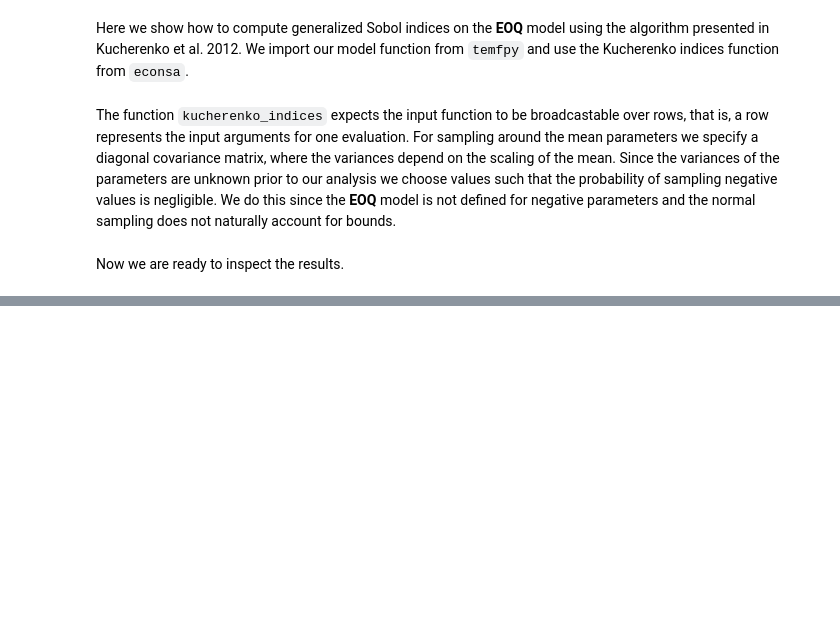
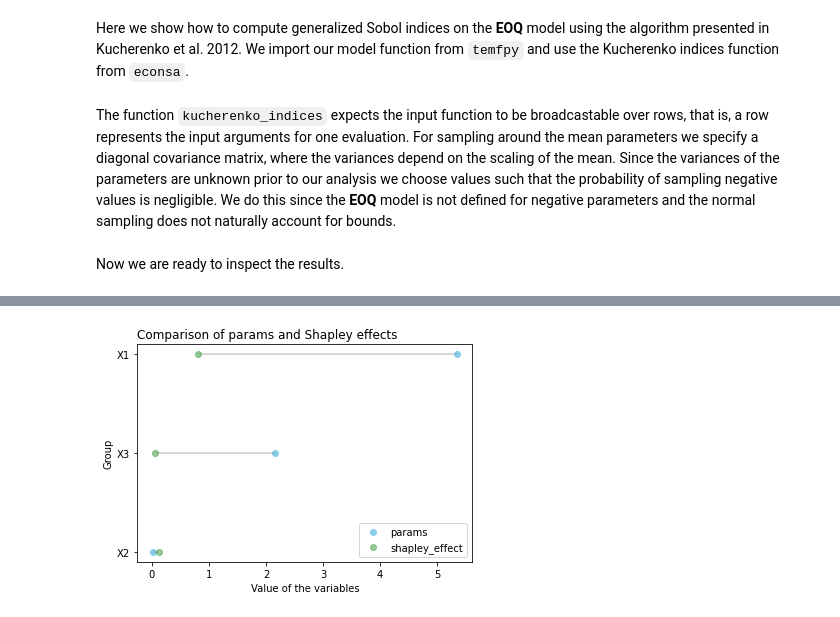
Before and after one commit to OpenSourceEconomics/econsa, a Jupyter notebook: docs/source/tutorials/sensitivity-analysis-quantitative.ipynb, the cells around one changed output, grey strips where cells are left out. Saved outputs shown, nothing was run; the diff lists cells and outputs as text; code cells hidden in the pictures; blank space fills up the shorter version.

```diff
--- a/docs/source/tutorials/sensitivity-analysis-quantitative.ipynb
+++ b/docs/source/tutorials/sensitivity-analysis-quantitative.ipynb
@@ -52,0 +180,27 @@ Now we are ready to inspect the results.
+# %%
+# plot for exact permutations method
+def ranking_params_shapley(ordered_df):
+# The vertical plot is made using the hline function
+# I load the seaborn library only to benefit the nice looking feature
+    plt.hlines(y=my_range, xmin=ordered_df['params'], xmax=ordered_df['shapley_effect'], color='grey', alpha=0.4)
+    plt.scatter(ordered_df['params'], my_range, color='skyblue', alpha=1, label='params')
+    plt.scatter(ordered_df['shapley_effect'], my_range, color='green', alpha=0.4 , label='shapley_effect')
+    plt.legend()
+
+    # Add title and axis names
+    plt.yticks(my_range, ordered_df['inputs'])
+    plt.title("Comparison of params and Shapley effects", loc='left')
+    plt.xlabel('Value of the variables')
+    plt.ylabel('Group')
+
+df = {'inputs':['X1', 'X2', 'X3'], 'params':[5.345, 0.0135, 2.15],
+        'shapley_effect': [0.814539, 0.130068, 0.055392]}
+
+df_exact = pd.DataFrame(df)
+ordered_df = df_exact.sort_values(by='params')
+my_range = range(1,len(df_exact.index)+1)
+# %%
+# plot exact method comparison
+ranking_params_shapley(ordered_df)
+# %% [output]
+[figure, added]
```
Also changed, not shown: parts of 20 cells of this notebook, 9 other files.
